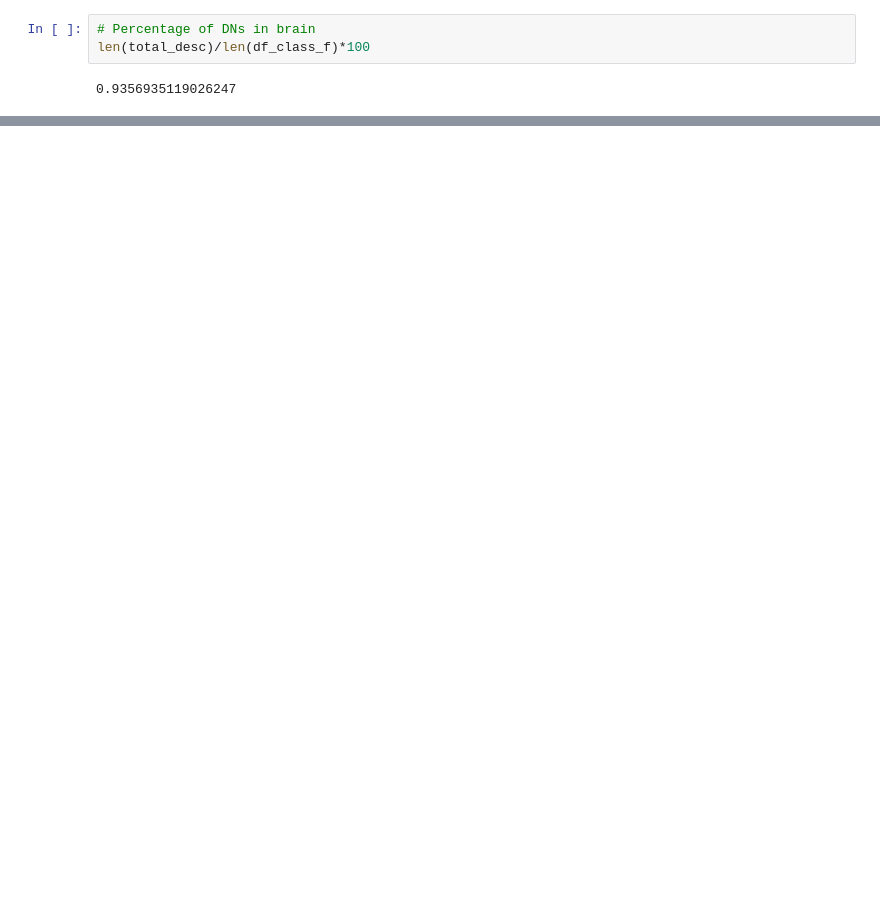
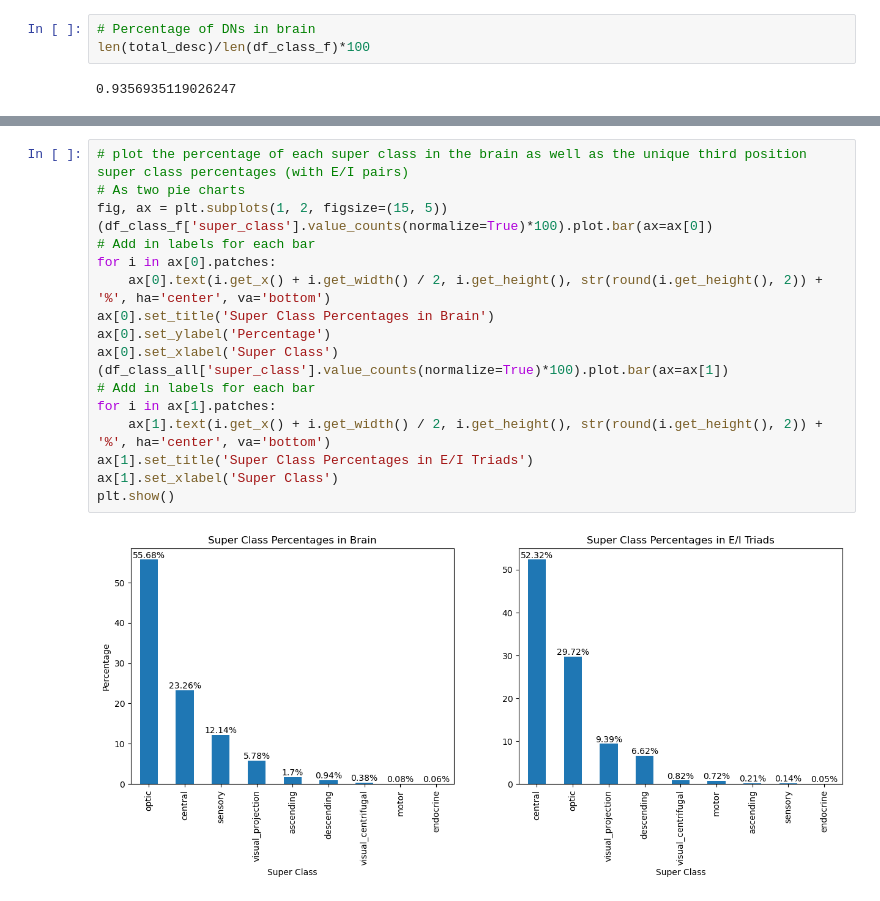
Before and after one commit to Gutierrez-lab/flybrain-clustering-rhessa, a Jupyter notebook: inhibitory_analysis/abstract_numbers.ipynb, the cells around one changed output, grey strips where cells are left out. Drawn from its saved outputs; the diff is of its cells as text; blank space fills up the shorter version.

```diff
--- a/inhibitory_analysis/abstract_numbers.ipynb
+++ b/inhibitory_analysis/abstract_numbers.ipynb
@@ -215,0 +230,20 @@ len(total_desc)/len(df_class_f)*100
+# %%
+# plot the percentage of each super class in the brain as well as the unique third position super class percentages (with E/I pairs)
+# As two pie charts
+fig, ax = plt.subplots(1, 2, figsize=(15, 5))
+(df_class_f['super_class'].value_counts(normalize=True)*100).plot.bar(ax=ax[0])
+# Add in labels for each bar
+for i in ax[0].patches:
+    ax[0].text(i.get_x() + i.get_width() / 2, i.get_height(), str(round(i.get_height(), 2)) + '%', ha='center', va='bottom')
+ax[0].set_title('Super Class Percentages in Brain')
+ax[0].set_ylabel('Percentage')
+ax[0].set_xlabel('Super Class')
+(df_class_all['super_class'].value_counts(normalize=True)*100).plot.bar(ax=ax[1])
+# Add in labels for each bar
+for i in ax[1].patches:
+    ax[1].text(i.get_x() + i.get_width() / 2, i.get_height(), str(round(i.get_height(), 2)) + '%', ha='center', va='bottom')
+ax[1].set_title('Super Class Percentages in E/I Triads')
+ax[1].set_xlabel('Super Class')
+plt.show()
+# %% [output]
+[figure, added]
```
Also changed, not shown: parts of 9 cells of this notebook, 1 other file.
